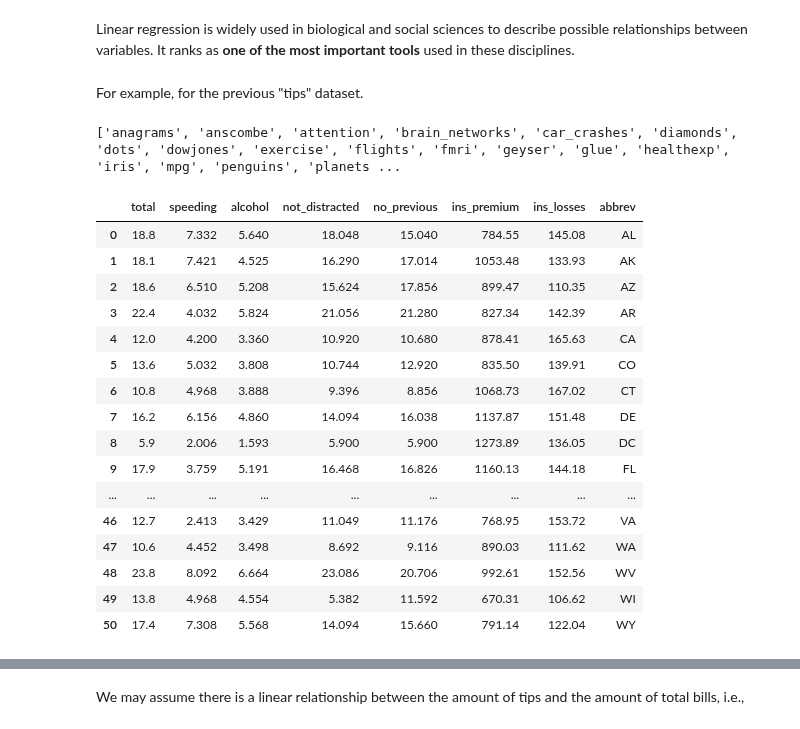
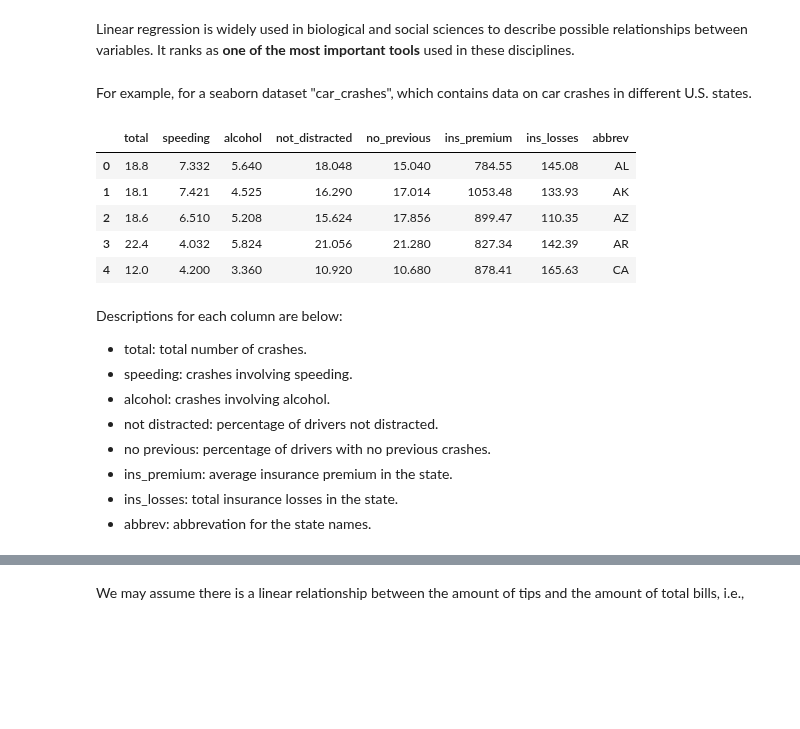
Before and after one commit to RobinChen121/book-Python-Data-Science-en, a Jupyter notebook: data-science/statistics1.ipynb, the cells around one changed output, grey strips where cells are left out. Saved outputs shown, nothing was run; the diff lists cells and outputs as text; code cells hidden in the pictures; blank space fills up the shorter version.

```diff
--- a/data-science/statistics1.ipynb
+++ b/data-science/statistics1.ipynb
@@ -538,29 +538,27 @@ linear regression is a model that estimates the relationship between a scalar `r
 # %% [markdown]
 Linear regression is widely used in biological and social sciences to describe possible relationships between variables. It ranks as **one of the most important tools** used in these disciplines.
 # %% [markdown]
-For example, for the previous "tips" dataset.
+For example, for a seaborn dataset "car_crashes", which contains data on car crashes in different U.S. states.
 # %%
 import seaborn as sns
 
-print(sns.get_dataset_names())
-tips = sns.load_dataset('car_crashes')
-tips
+crashes = sns.load_dataset('car_crashes')
+crashes.head()
 # %% [output]
-['anagrams', 'anscombe', 'attention', 'brain_networks', 'car_crashes', 'diamonds', 'dots', 'dowjones', 'exercise', 'flights', 'fmri', 'geyser', 'glue', 'healthexp', 'iris', 'mpg', 'penguins', 'planets ...
 |  | total | speeding | alcohol | not_distracted | no_previous | ins_premium | ins_losses | abbrev |
 | 0 | 18.8 | 7.332 | 5.640 | 18.048 | 15.040 | 784.55 | 145.08 | AL |
 | 1 | 18.1 | 7.421 | 4.525 | 16.290 | 17.014 | 1053.48 | 133.93 | AK |
 | 2 | 18.6 | 6.510 | 5.208 | 15.624 | 17.856 | 899.47 | 110.35 | AZ |
 | 3 | 22.4 | 4.032 | 5.824 | 21.056 | 21.280 | 827.34 | 142.39 | AR |
 | 4 | 12.0 | 4.200 | 3.360 | 10.920 | 10.680 | 878.41 | 165.63 | CA |
-| 5 | 13.6 | 5.032 | 3.808 | 10.744 | 12.920 | 835.50 | 139.91 | CO |
-| 6 | 10.8 | 4.968 | 3.888 | 9.396 | 8.856 | 1068.73 | 167.02 | CT |
-| 7 | 16.2 | 6.156 | 4.860 | 14.094 | 16.038 | 1137.87 | 151.48 | DE |
-| 8 | 5.9 | 2.006 | 1.593 | 5.900 | 5.900 | 1273.89 | 136.05 | DC |
-| 9 | 17.9 | 3.759 | 5.191 | 16.468 | 16.826 | 1160.13 | 144.18 | FL |
-| ... | ... | ... | ... | ... | ... | ... | ... | ... |
-| 46 | 12.7 | 2.413 | 3.429 | 11.049 | 11.176 | 768.95 | 153.72 | VA |
-| 47 | 10.6 | 4.452 | 3.498 | 8.692 | 9.116 | 890.03 | 111.62 | WA |
-| 48 | 23.8 | 8.092 | 6.664 | 23.086 | 20.706 | 992.61 | 152.56 | WV |
-| 49 | 13.8 | 4.968 | 4.554 | 5.382 | 11.592 | 670.31 | 106.62 | WI |
-| 50 | 17.4 | 7.308 | 5.568 | 14.094 | 15.660 | 791.14 | 122.04 | WY |
+# %% [markdown]
+Descriptions for each column are below:
+
+- total: total number of crashes.
+- speeding: crashes involving speeding.
+- alcohol: crashes involving alcohol.
+- not distracted: percentage of drivers not distracted.
+- no previous: percentage of drivers with no previous crashes.
+- ins_premium: average insurance premium in the state.
+- ins_losses: total insurance losses in the state.
+- abbrev: abbrevation for the state names.
```
Also changed, not shown: parts of 7 cells of this notebook.
